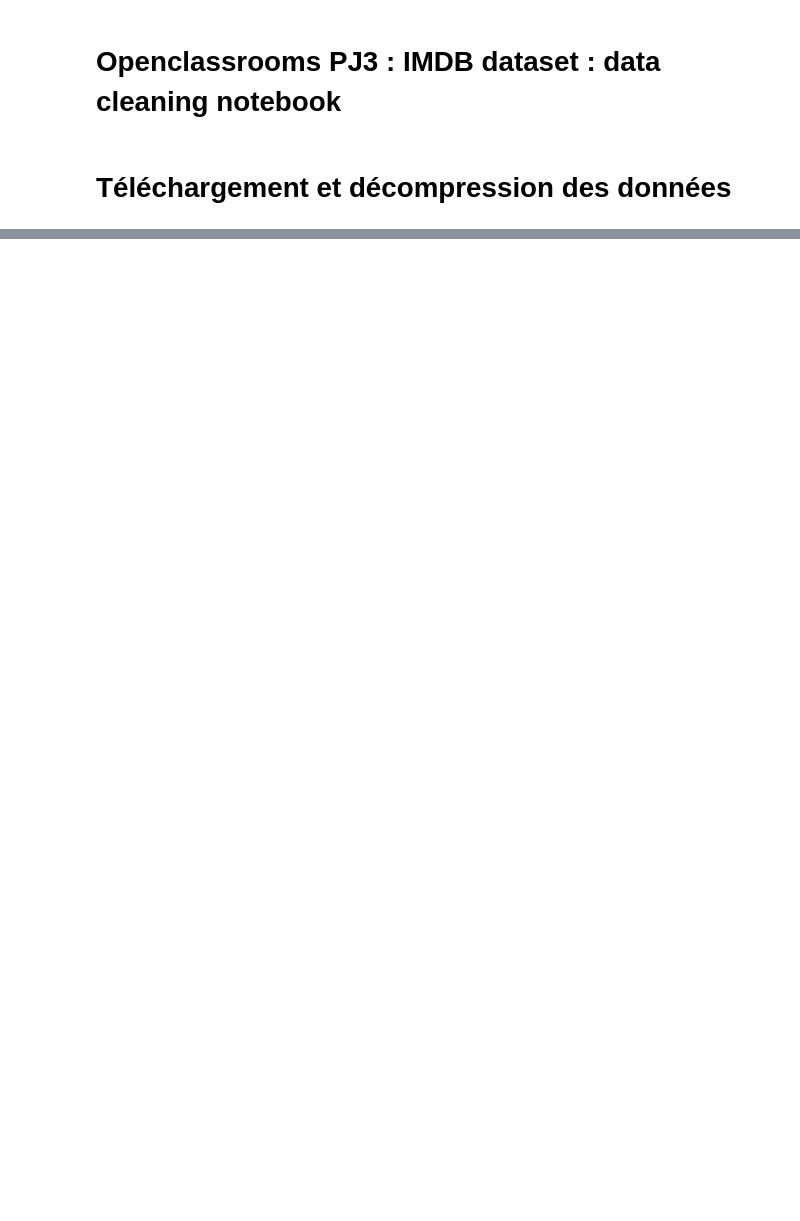
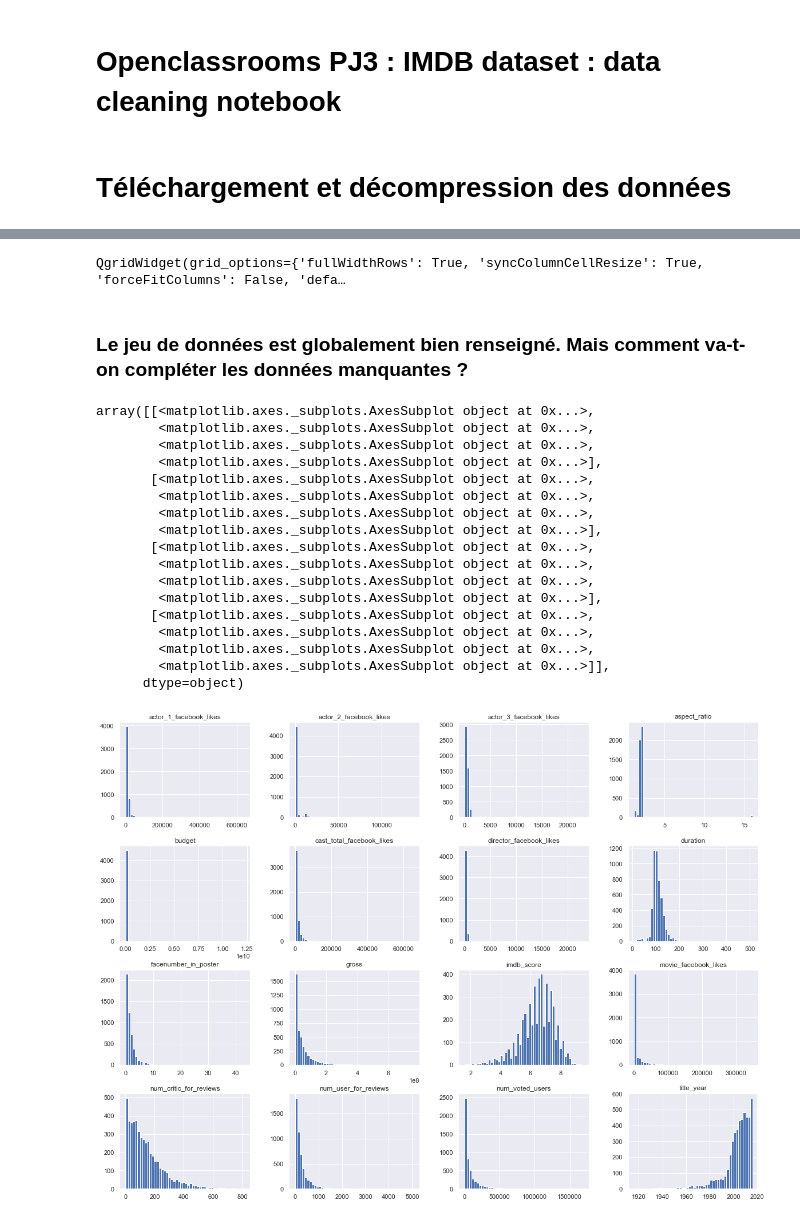
Before and after one commit to Severac/openclassrooms, a Jupyter notebook: PJ3/PJ3_dataclean.ipynb, the cells around one changed output, grey strips where cells are left out. Saved outputs shown, nothing was run; the diff lists cells and outputs as text; code cells hidden in the pictures; blank space fills up the shorter version.

Commit message:
PJ2 : finalisation en vue de la presentation.  PJ3 : poursuite du debut du data clean

```diff
--- a/PJ3/PJ3_dataclean.ipynb
+++ b/PJ3/PJ3_dataclean.ipynb
@@ -11,15 +11,21 @@ import matplotlib.pyplot as plt
 
 import numpy as np
 
+import qgrid
+
+from pandas.plotting import scatter_matrix
+
 DOWNLOAD_ROOT = "https://s3-eu-west-1.amazonaws.com/static.oc-static.com/prod/courses/files/Parcours_data_scientist/Projet+-+Moteur+de+recommandation+de+films/"
-DATA_PATH = os.path.join("/home/francois/coding/OC/PJ3/datasets", "imdb")
+DATA_PATH = os.path.join("datasets", "imdb")
+
 DATA_PATH_FILE = os.path.join(DATA_PATH, "movie_metadata.csv")
 DATA_URL = DOWNLOAD_ROOT + "imdb-5000-movie-dataset.zip"
 
 DATA_PATH_FILE_OUTPUT = os.path.join(DATA_PATH, "movie_metadata_transformed.csv")
 
-DOWNLOAD_DATA = True  # A la première exécution du notebook, ou pour rafraîchir les données, mettre cette variable à True
+DOWNLOAD_DATA = False  # A la première exécution du notebook, ou pour rafraîchir les données, mettre cette variable à True
 
+plt.rcParams["figure.figsize"] = [16,9] # Taille par défaut des figures de matplotlib
 
 import seaborn as sns
 sns.set()
@@ -52,0 +91,8 @@ if (DOWNLOAD_DATA == True):
+# %%
+import pandas as pd
+
+def load_data(data_path=DATA_PATH):
+    csv_path = DATA_PATH_FILE
+    return pd.read_csv(csv_path, sep=',', header=0, encoding='utf-8')
+# %%
+df = load_data()
@@ -52,0 +169,2 @@ if (DOWNLOAD_DATA == True):
+# %%
+df.drop_duplicates(inplace=True)
@@ -52,0 +231,27 @@ if (DOWNLOAD_DATA == True):
+# %%
+qgrid_show(df[categorical_features_totransform])
+# %% [output]
+QgridWidget(grid_options={'fullWidthRows': True, 'syncColumnCellResize': True, 'forceFitColumns': False, 'defa…
+# %% [markdown]
+### Le jeu de données est globalement bien renseigné. Mais comment va-t-on compléter les données manquantes ?
+# %%
+df.hist(bins=50, figsize=(20,15))
+# %% [output]
+array([[<matplotlib.axes._subplots.AxesSubplot object at 0x...>,
+        <matplotlib.axes._subplots.AxesSubplot object at 0x...>,
+        <matplotlib.axes._subplots.AxesSubplot object at 0x...>,
+        <matplotlib.axes._subplots.AxesSubplot object at 0x...>],
+       [<matplotlib.axes._subplots.AxesSubplot object at 0x...>,
+        <matplotlib.axes._subplots.AxesSubplot object at 0x...>,
+        <matplotlib.axes._subplots.AxesSubplot object at 0x...>,
+        <matplotlib.axes._subplots.AxesSubplot object at 0x...>],
+       [<matplotlib.axes._subplots.AxesSubplot object at 0x...>,
+        <matplotlib.axes._subplots.AxesSubplot object at 0x...>,
+        <matplotlib.axes._subplots.AxesSubplot object at 0x...>,
+        <matplotlib.axes._subplots.AxesSubplot object at 0x...>],
+       [<matplotlib.axes._subplots.AxesSubplot object at 0x...>,
+        <matplotlib.axes._subplots.AxesSubplot object at 0x...>,
+        <matplotlib.axes._subplots.AxesSubplot object at 0x...>,
+        <matplotlib.axes._subplots.AxesSubplot object at 0x...>]],
+      dtype=object)
+[figure, added]
```
Also changed, not shown: parts of 37 cells of this notebook, 8 other files.
